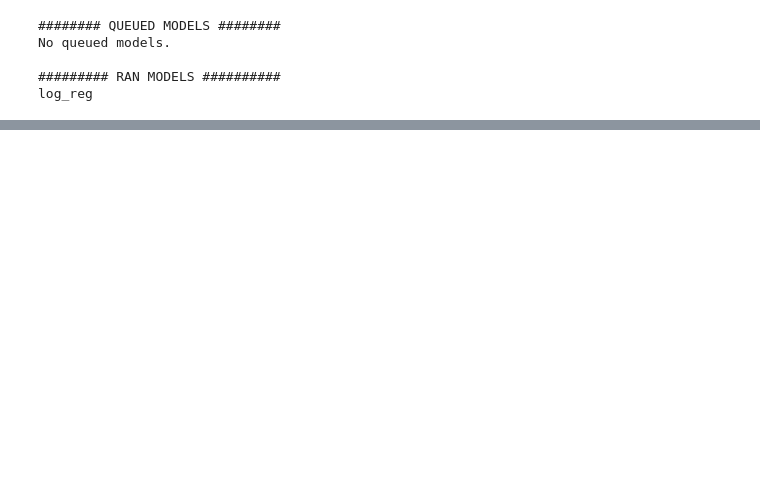
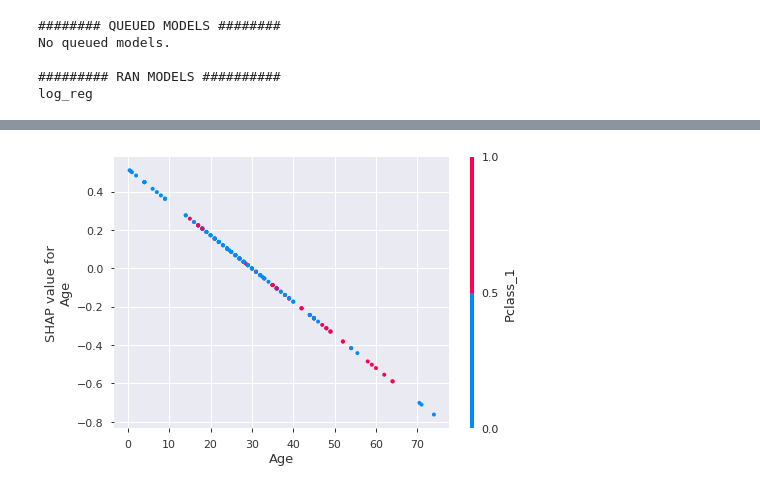
Before and after one commit to Ashton-Sidhu/aethos, a Jupyter notebook: examples/PyautoML Titanic.ipynb, the cells around one changed output, grey strips where cells are left out. Saved outputs shown, nothing was run; the diff lists cells and outputs as text; code cells hidden in the pictures; blank space fills up the shorter version.

```diff
--- a/examples/PyautoML Titanic.ipynb
+++ b/examples/PyautoML Titanic.ipynb
@@ -290,0 +300,4 @@ r = model.log_reg.decision_plot(0.5)
+# %%
+model.log_reg.dependence_plot('Age')
+# %% [output]
+[figure, added]
```
Also changed, not shown: parts of 26 cells of this notebook, 5 other files.
